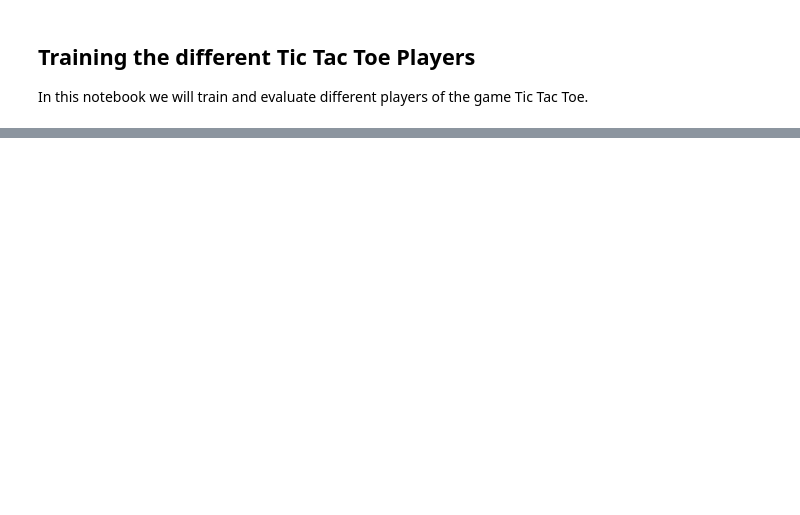
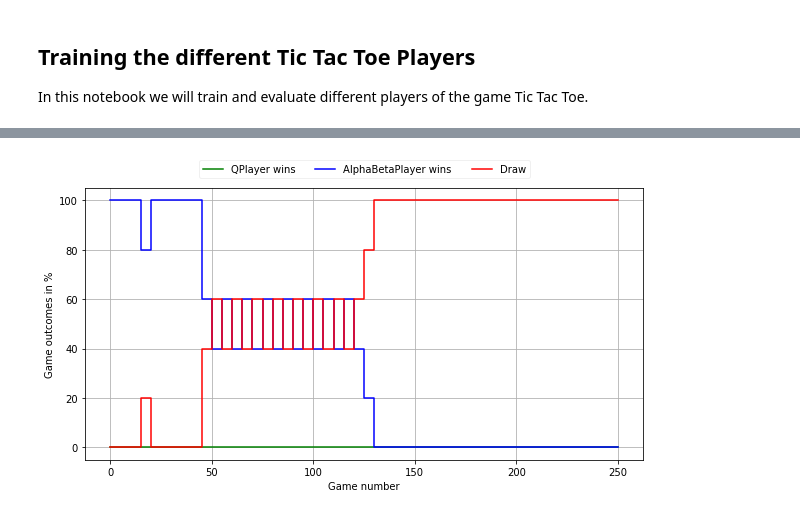
Before and after one commit to simonaertssen/TicTacToe-Reinforcement-Learning, a Jupyter notebook: TrainPlayers.ipynb, the cells around one changed output, grey strips where cells are left out. Cells and saved outputs as stored; diff of their text form; code cells hidden in the pictures; blank space fills up the shorter version.

```diff
--- a/TrainPlayers.ipynb
+++ b/TrainPlayers.ipynb
@@ -25,0 +46,8 @@ def train(player1, player2, rounds=10, battles=10):
+# %%
+QPlayer2 = QPlayer(lr=0.7, lrdecay=0.95, exploration=0.3, explorationdecay=0.95)
+QPlayer2.rewards = {"WINNER": 1.0, "LOSER":-1.0, "MADEDRAW":0.8, "CHOSEDRAW":0.5}
+
+train(QPlayer2, AlphaBetaPlayer(), rounds=50, battles=5)
+QPlayer2.savePolicy()
+# %% [output]
+[figure, added]
```
Also changed, not shown: parts of 26 cells of this notebook.
